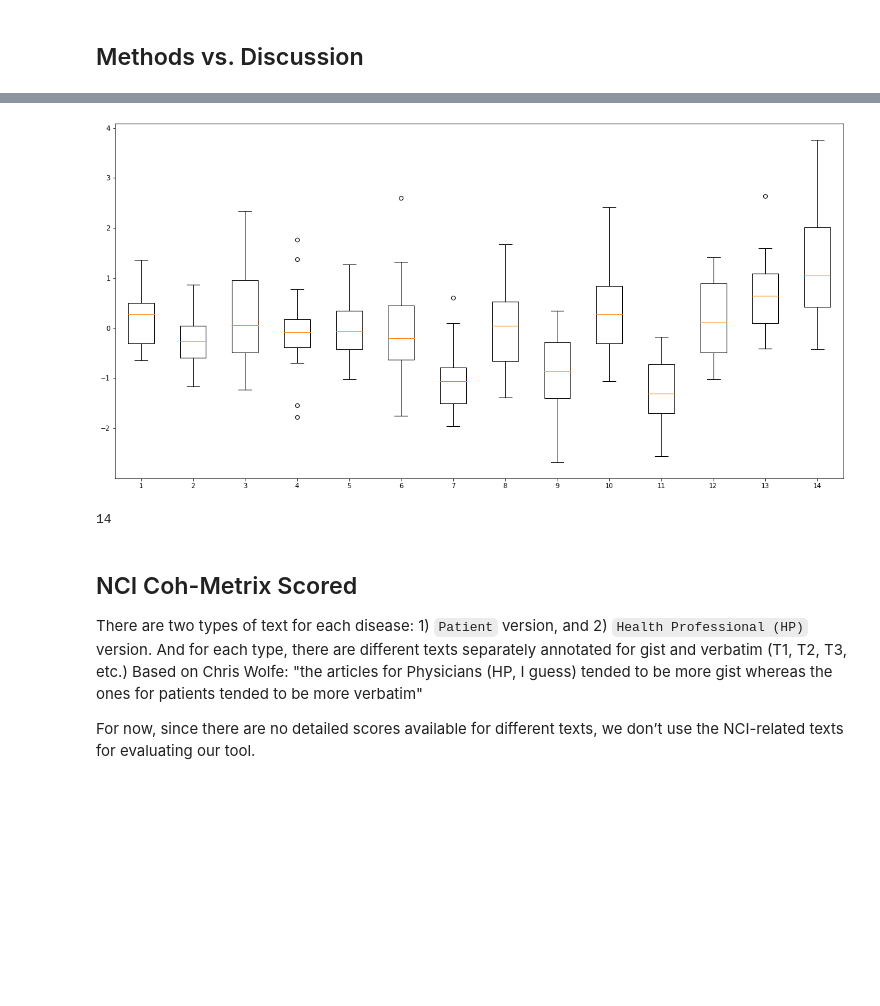
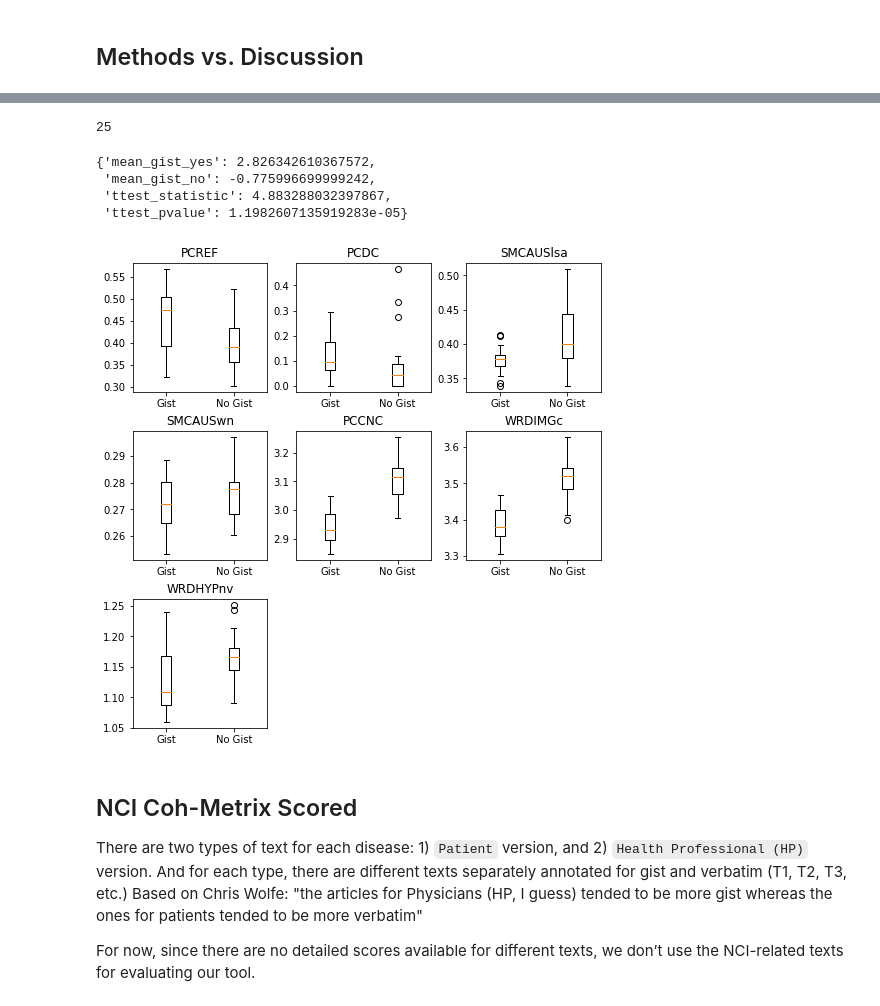
Before and after one commit to phosseini/GisPy, a Jupyter notebook: notebooks/wolfe_data.ipynb, the cells around one changed output, grey strips where cells are left out. Drawn from its saved outputs; the diff is of its cells as text; code cells hidden in the pictures; blank space fills up the shorter version.

```diff
--- a/notebooks/wolfe_data.ipynb
+++ b/notebooks/wolfe_data.ipynb
@@ -250,26 +64,26 @@ fig.savefig('aaa.pdf')
-# %%
-# formula = PCREFz + PCDCz + (zSMCAUSlsa - zSMCAUSwn) - PCCNCz - zWRDIMGc - zWRDHYPnv
-cols = ["PCREFz", "PCDCz", "zSMCAUSlsa", "zSMCAUSwn", "PCCNCz", "zWRDIMGc", "zWRDHYPnv"]
-
-fig = plt.figure(figsize =(20, 10))
-
-plots = []
-
-for col in cols:
-    plots.append(df_yes[col])
-    plots.append(df_no[col])
-
-# Creating plot
-plt.boxplot(plots)
-
-# show plot
-plt.show()
-# %% [output]
-[figure, removed]
-# %%
-len(plots)
-# %% [output]
-14
+# %%
+folder_path = '../data/wolfe/Methods_vs_Discussion/Wolfe_methods_and_discussion_comparison.docx'
+df = WolfeData().convert_methods_discussion_data(folder_path)
+print(len(df))
+# %% [output]
+25
+# %%
+results, df_yes, df_no = wolfe_eval('../gispy/result_v1.csv',
+                                    gist_prefix='d',
+                                    no_gist_prefix='m',
+                                    use_wolfe_vars=False,
+                                    use_gispy_vars=True)
+# %%
+results
+# %% [output]
+{'mean_gist_yes': 2.826342610367572,
+ 'mean_gist_no': -0.775996699999242,
+ 'ttest_statistic': 4.883288032397867,
+ 'ttest_pvalue': 1.1982607135919283e-05}
+# %%
+plot_scores(df_yes, df_no, gispy_cols_head=True)
+# %% [output]
+[figure, added]
 # %% [markdown]
 ## NCI Coh-Metrix Scored
 There are two types of text for each disease: 1) `Patient` version, and 2) `Health Professional (HP)` version. And for each type, there are different texts separately annotated for gist and verbatim (T1, T2, T3, etc.) Based on Chris Wolfe: "the articles for Physicians (HP, I guess) tended to be more gist whereas the ones for patients tended to be more verbatim"
```
Also changed, not shown: parts of 28 cells of this notebook, 2 other files.
